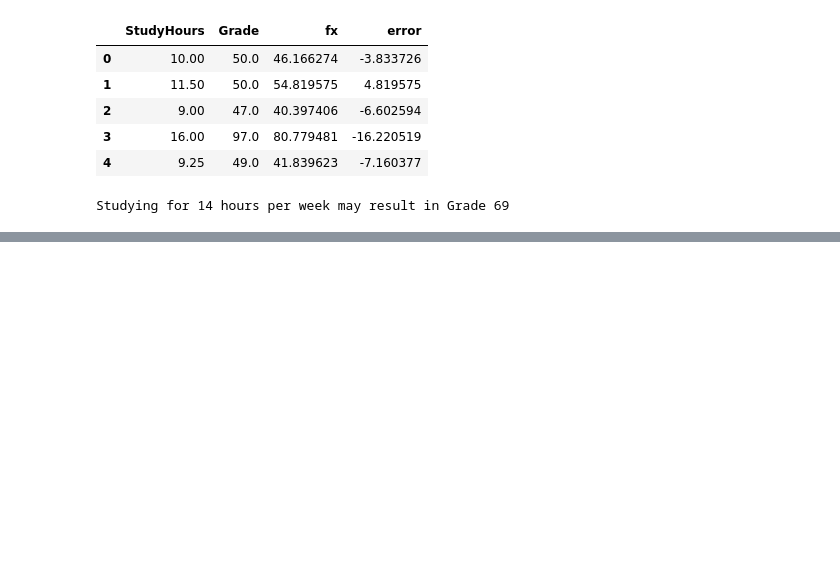
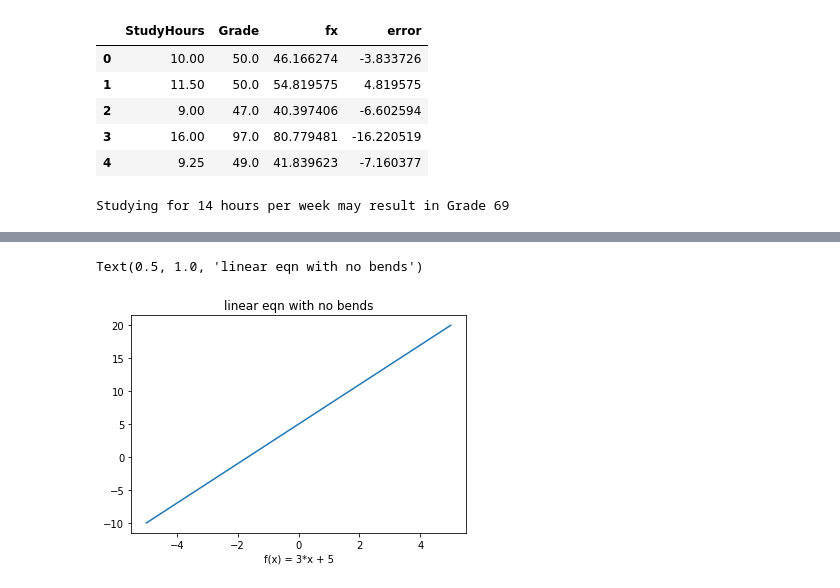
Before and after one commit to arun-jathari/data-science-, a Jupyter notebook: python cheatsheet.ipynb, the cells around one changed output, grey strips where cells are left out. Saved outputs shown, nothing was run; the diff lists cells and outputs as text; code cells hidden in the pictures; blank space fills up the shorter version.

```diff
--- a/python cheatsheet.ipynb
+++ b/python cheatsheet.ipynb
@@ -751,0 +868,12 @@ fig = px.scatter(data_frame=df,x='protein_content_of_last_meal',y='core_temperat
+# %%
+import matplotlib.pyplot as plt
+a=3;b=5
+x_values = np.linspace(-5,5,100)
+calc_y = lambda x: a*x + b
+y_values = calc_y(x_values)
+plt.plot(x_values,y_values)
+plt.xlabel('f(x) = 3*x + 5')
+plt.title('linear eqn with no bends')
+# %% [output]
+Text(0.5, 1.0, 'linear eqn with no bends')
+[figure, added]
```
Also changed, not shown: parts of 22 cells of this notebook.
